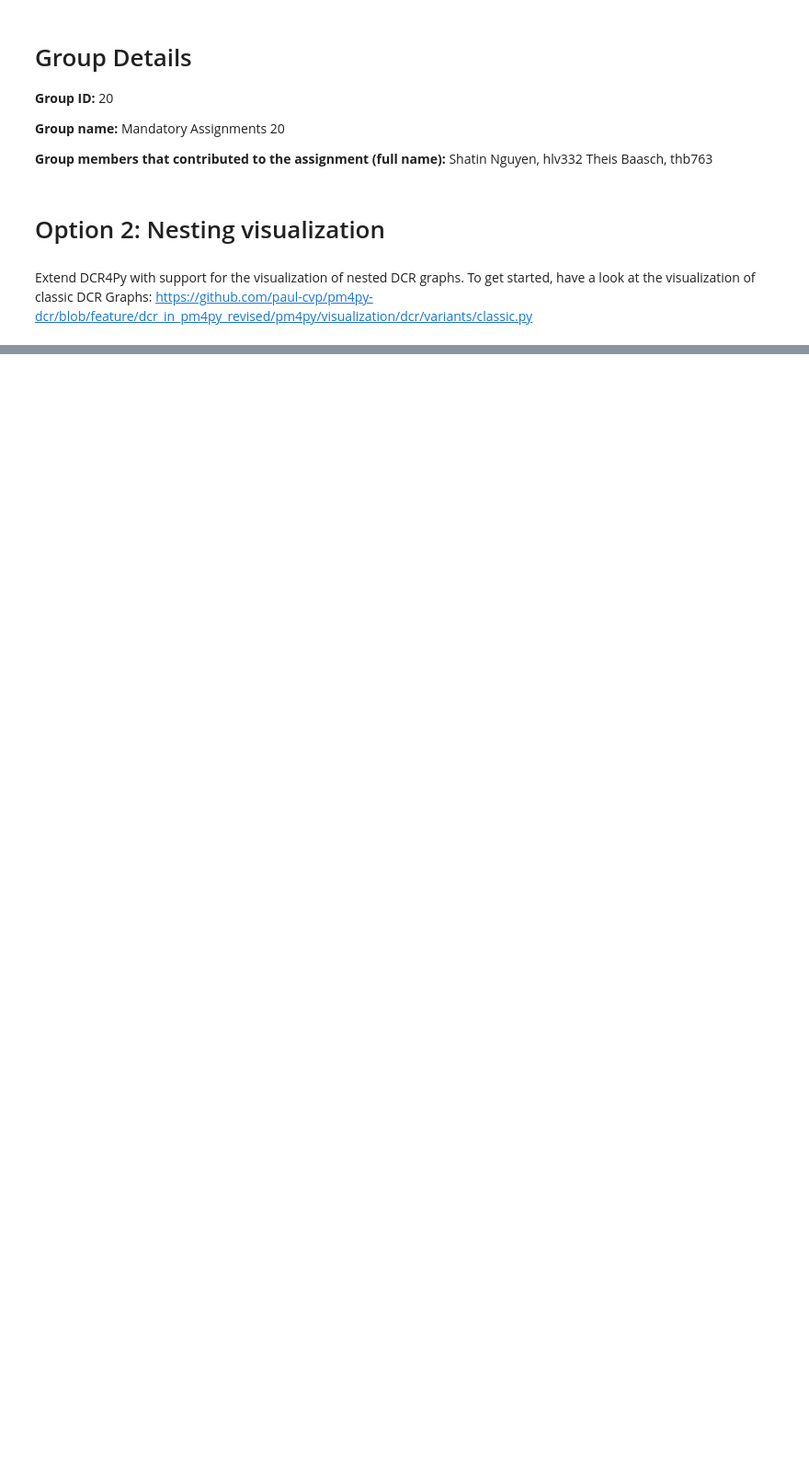
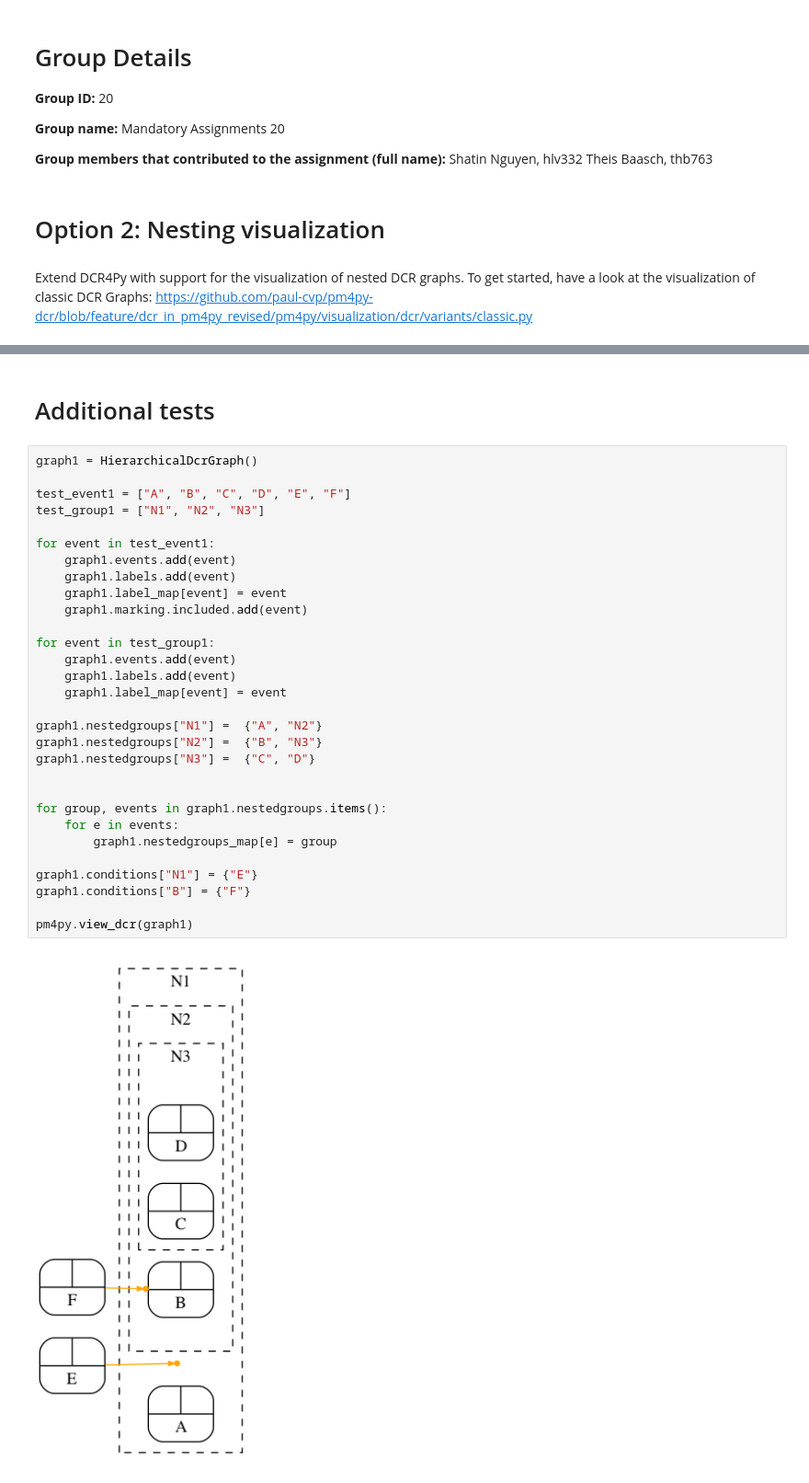
Before and after one commit to ShatinNguyen/REB, a Jupyter notebook: A2/rebs2024_assignment2.ipynb, the cells around one changed output, grey strips where cells are left out. Shown: that part at 92% size. Saved outputs shown, nothing was run; the diff lists cells and outputs as text; blank space fills up the shorter version.

```diff
--- a/A2/rebs2024_assignment2.ipynb
+++ b/A2/rebs2024_assignment2.ipynb
@@ -77,0 +92,34 @@ AttributeError: 'Digraph' object has no attribute 'partition'
+# %% [markdown]
+# Additional tests
+# %%
+graph1 = HierarchicalDcrGraph()
+
+test_event1 = ["A", "B", "C", "D", "E", "F"]
+test_group1 = ["N1", "N2", "N3"]
+
+for event in test_event1:
+    graph1.events.add(event)
+    graph1.labels.add(event)
+    graph1.label_map[event] = event
+    graph1.marking.included.add(event)
+
+for event in test_group1:
+    graph1.events.add(event)
+    graph1.labels.add(event)
+    graph1.label_map[event] = event
+
+graph1.nestedgroups["N1"] =  {"A", "N2"}
+graph1.nestedgroups["N2"] =  {"B", "N3"}
+graph1.nestedgroups["N3"] =  {"C", "D"}
+
+
+for group, events in graph1.nestedgroups.items():
+    for e in events:
+        graph1.nestedgroups_map[e] = group
+
+graph1.conditions["N1"] = {"E"}
+graph1.conditions["B"] = {"F"}
+
+pm4py.view_dcr(graph1)
+# %% [output]
+[figure, added]
```
Also changed, not shown: parts of 5 cells of this notebook, 2 other files.
